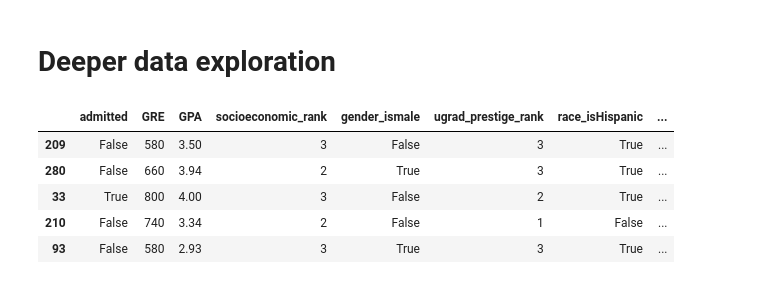
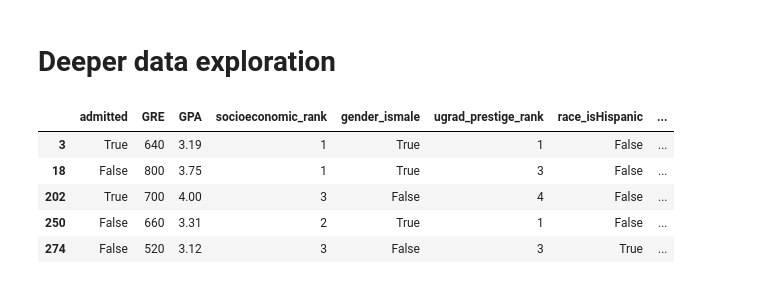
Before and after one commit to Reiff/Kaggle-Dataset-Work, a Jupyter notebook: USA_College_Admission/admissions_data_exp_and_model_training.ipynb, the cells around one changed output. Cells and saved outputs as stored; diff of their text form; code cells hidden in the pictures.

```diff
--- a/USA_College_Admission/admissions_data_exp_and_model_training.ipynb
+++ b/USA_College_Admission/admissions_data_exp_and_model_training.ipynb
@@ -181,22 +225,22 @@ train_set, test_set = train_test_split(admissions, test_size=0.2, random_state=4
 # %% [markdown]
 # Deeper data exploration
 # %%
-admissions = test_set.copy()
+admissions = train_set.copy()
 # flip ugrad_prestige_rank to ascending
 admissions["ugrad_prestige_rank"] = 5 - admissions["ugrad_prestige_rank"]
 # split race into three columns
 admissions["race_isHispanic"] = (admissions["race_group"]==1)
 admissions["race_isAsian"] = (admissions["race_group"]==2)
 admissions["race_isAA"] = (admissions["race_group"]==3)
 # admitted and gender_ismale to boolean for consistency
 admissions["gender_ismale"] = (admissions["gender_ismale"] == 1)
 admissions["admitted"] = (admissions["admitted"] == 1)
 admissions.drop("race_group", axis=1,inplace=True)
 admissions.head()
 # %% [output]
 |  | admitted | GRE | GPA | socioeconomic_rank | gender_ismale | ugrad_prestige_rank | race_isHispanic | ... |
-| 209 | False | 580 | 3.50 | 3 | False | 3 | True | ... |
-| 280 | False | 660 | 3.94 | 2 | True | 3 | True | ... |
-| 33 | True | 800 | 4.00 | 3 | False | 2 | True | ... |
-| 210 | False | 740 | 3.34 | 2 | False | 1 | False | ... |
-| 93 | False | 580 | 2.93 | 3 | True | 3 | True | ... |
+| 3 | True | 640 | 3.19 | 1 | True | 1 | False | ... |
+| 18 | False | 800 | 3.75 | 1 | True | 3 | False | ... |
+| 202 | True | 700 | 4.00 | 3 | False | 4 | False | ... |
+| 250 | False | 660 | 3.31 | 2 | True | 1 | False | ... |
+| 274 | False | 520 | 3.12 | 3 | False | 3 | True | ... |
```
Also changed, not shown: parts of 36 cells of this notebook, 47 other files.
